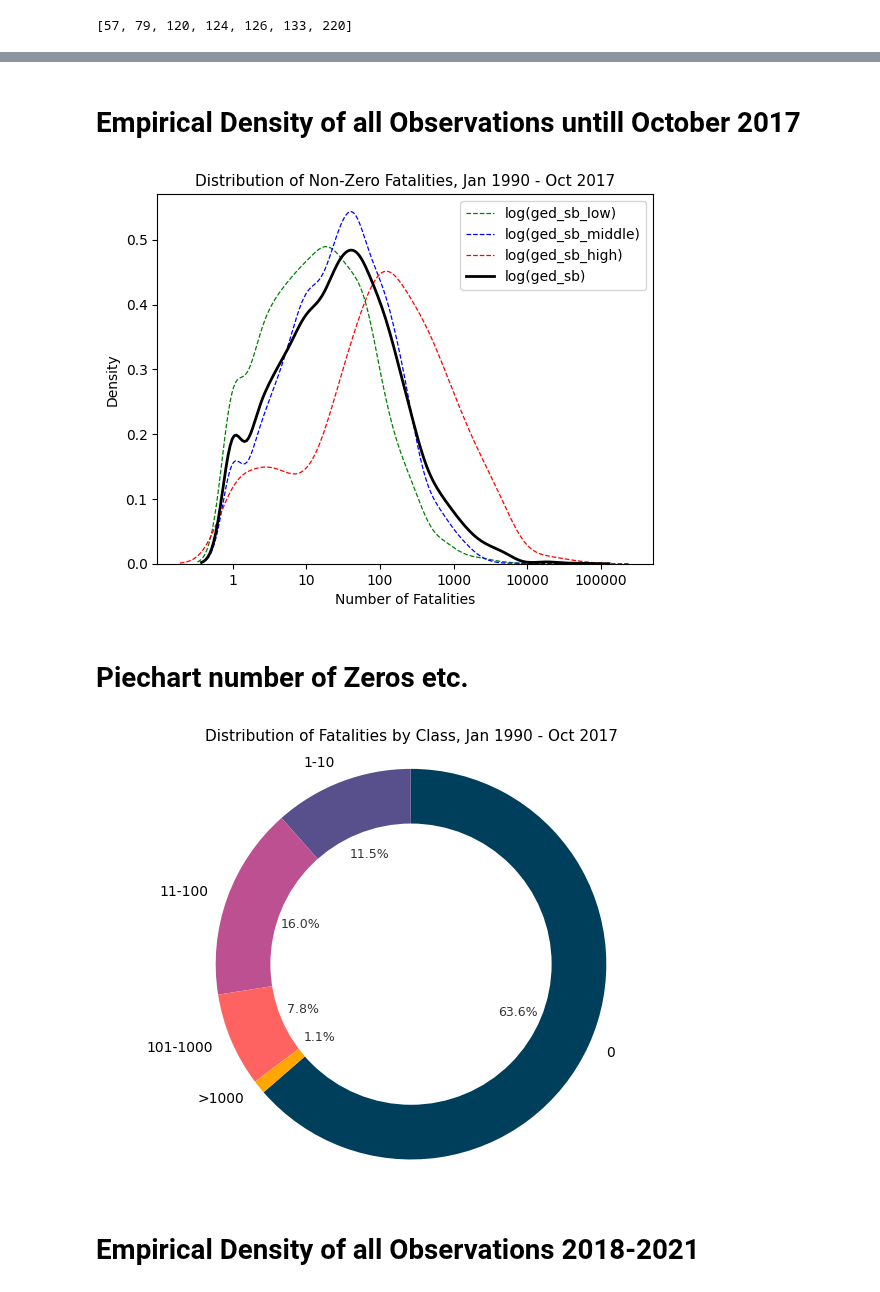
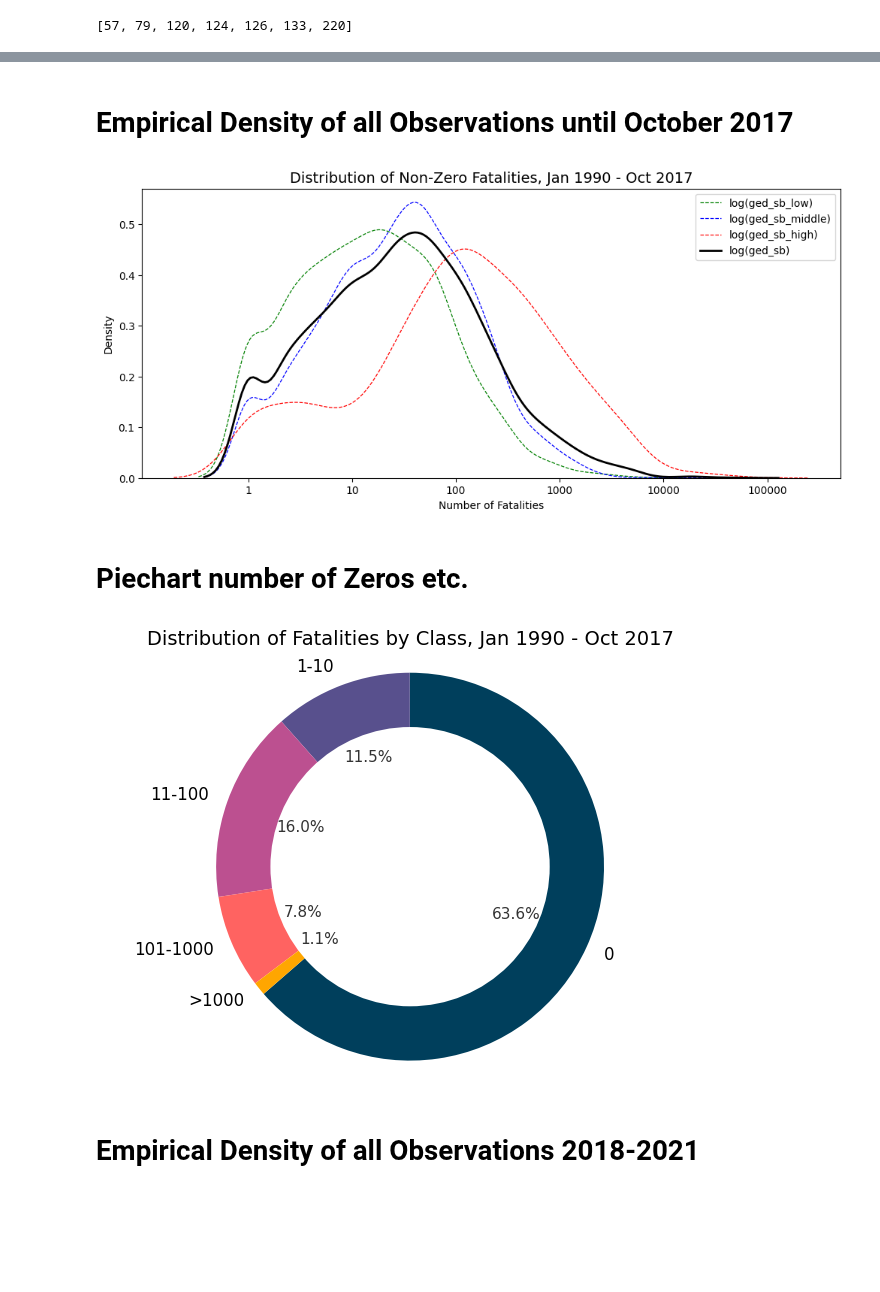
Before and after one commit to toboden/ConflictPredProbabilistic, a Jupyter notebook: plots_model_comp/dataset_description.ipynb, the cells around one changed output, grey strips where cells are left out. Cells and saved outputs as stored; diff of their text form; code cells hidden in the pictures; blank space fills up the shorter version.

Commit message:
plots

```diff
--- a/plots_model_comp/dataset_description.ipynb
+++ b/plots_model_comp/dataset_description.ipynb
@@ -192,5 +262,5 @@ dataset_to_oct17 = features_df_list
 # %% [markdown]
-# Empirical Density of all Observations untill October 2017
+# Empirical Density of all Observations until October 2017
 # %%
 import seaborn as sns
 import matplotlib.pyplot as plt
@@ -224,35 +294,39 @@ ged_sb_values_middle = np.array(ged_sb_values_middle)
 ged_sb_values_high = np.array(ged_sb_values_high)
 
 ged_sb_values_pos = ged_sb_values[ged_sb_values > 0]
 ged_sb_values_low_pos = ged_sb_values_low[ged_sb_values_low > 0]
 ged_sb_values_middle_pos = ged_sb_values_middle[ged_sb_values_middle > 0]
 ged_sb_values_high_pos = ged_sb_values_high[ged_sb_values_high > 0]
 
 ged_sb_values_log10 = log10(ged_sb_values_pos)
 ged_sb_values_low_log10 = log10(ged_sb_values_low_pos)
 ged_sb_values_middle_log10 = log10(ged_sb_values_middle_pos)
 ged_sb_values_high_log10 = log10(ged_sb_values_high_pos)
 
 # Erstelle ein KDE-Plot
 
+plt.figure(figsize=(12, 5))
+
 sns.kdeplot(ged_sb_values_low_log10, fill=False, color='green', linewidth=0.9, linestyle='--', label='log(ged_sb_low)')
 sns.kdeplot(ged_sb_values_middle_log10, fill=False, color='blue', linewidth=0.9, linestyle='--', label='log(ged_sb_middle)')
 sns.kdeplot(ged_sb_values_high_log10, fill=False, color='red', linewidth=0.9, linestyle='--',label='log(ged_sb_high)')
 sns.kdeplot(ged_sb_values_log10, fill=False, color='black', linewidth=2, label='log(ged_sb)')
 
 custom_ticks = [0,1,2,3,4,5]
 custom_labels = ['1','10','100','1000','10000','100000']
 plt.xticks(custom_ticks, custom_labels)
 plt.xlabel('Number of Fatalities')
 
 plt.legend(loc='upper right')
 
-plt.title('Distribution of Non-Zero Fatalities, Jan 1990 - Oct 2017', fontsize=11, y=1) # Benchmark  NB   Hurdle   Neural Net
+
+
+plt.title('Distribution of Non-Zero Fatalities, Jan 1990 - Oct 2017', fontsize=14, y=1) # Benchmark  NB   Hurdle   Neural Net
 
 # Zeige das Diagramm
 plt.show()
 # %% [output]
-[figure, old version]
+[figure, new version]
 # %% [markdown]
 # Piechart number of Zeros etc.
 # %%
@@ -291,10 +365,10 @@ fig1, ax1 = plt.subplots()
 wedges, texts, autotexts = ax1.pie(sizes, colors = colors, labels=labels, autopct='%1.1f%%', startangle=-139)
 
 for text in texts:
-    text.set_fontsize(10)
+    text.set_fontsize(12)
 
 for autotext in autotexts:
-    autotext.set_fontsize(9)
+    autotext.set_fontsize(11)
     autotext.set_color('#333333')
 
 
@@ -306,12 +380,12 @@ fig.gca().add_artist(centre_circle)
 # Equal aspect ratio ensures that pie is drawn as a circle
 ax1.axis('equal')
 
-plt.title('Distribution of Fatalities by Class, Jan 1990 - Oct 2017', fontsize=11, y=1) # Benchmark  NB   Hurdle   Neural Net
+plt.title('Distribution of Fatalities by Class, Jan 1990 - Oct 2017', fontsize=14, y=1) # Benchmark  NB   Hurdle   Neural Net
 
 plt.tight_layout()
 plt.show()
 # %% [output]
-[figure, old version]
+[figure, new version]
 # %% [markdown]
 # Empirical Density of all Observations 2018-2021
 # %%
```
Also changed, not shown: parts of 10 cells of this notebook, 1 other file.
